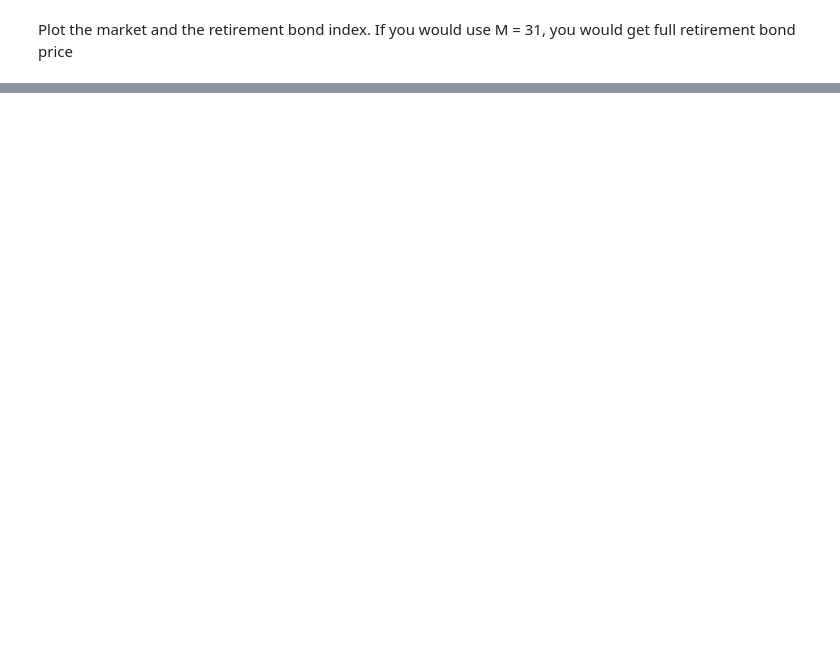
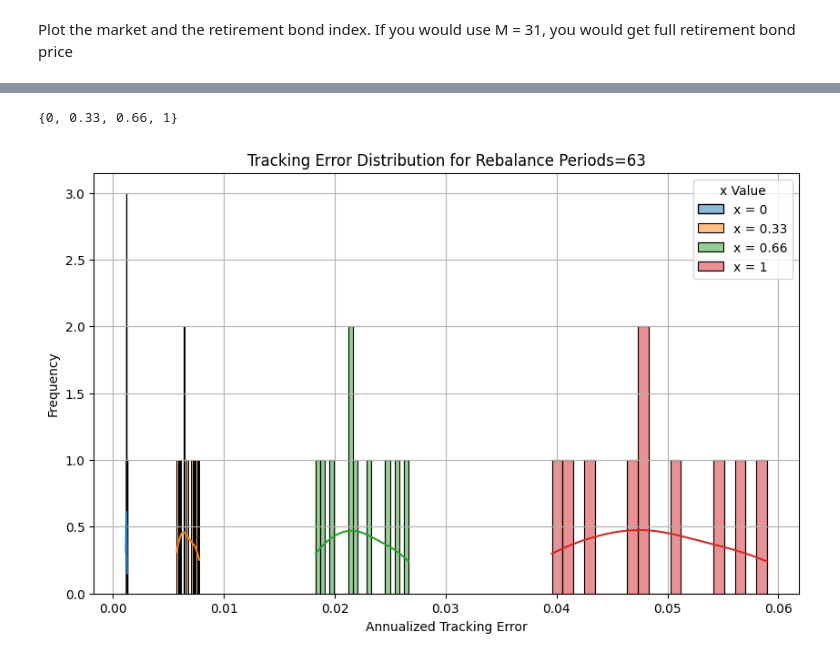
Before and after one commit to aleksandr-mikhailov-edhec/Goal-Based-Investing, a Jupyter notebook: 1.4 Full Stochastic Market Simulation.ipynb, the cells around one changed output, grey strips where cells are left out. Cells and saved outputs as stored; diff of their text form; code cells hidden in the pictures; blank space fills up the shorter version.

Commit message:
added balanced fund and multiple simulations

```diff
--- a/1.4 Full Stochastic Market Simulation.ipynb
+++ b/1.4 Full Stochastic Market Simulation.ipynb
@@ -676,0 +681,6 @@ weights_of_assets
+# %%
+fund_allocation_simulator.run_simulation(PSP = simulated_market.S_p,
+                                             GHP = simulated_market.B_p,
+                                             x_options = [0,0.33,0.66,1],
+                                             rebalancing_options = [None, 63], # no rebalancing VS quarterely rebalancing
+                                             periods_in_year=int(simulated_market.N / simulated_market.T))
@@ -676,0 +703,44 @@ weights_of_assets
+# %%
+set(fund_allocation_simulator.results_df.x)
+# %% [output]
+{0, 0.33, 0.66, 1}
+# %%
+import matplotlib.pyplot as plt
+import seaborn as sns
+
+def plot_tracking_error_histograms_separate(df):
+    """
+    Plots separate histograms of tracking errors for each rebalance frequency.
+
+    Parameters:
+    - df (DataFrame): The dataframe containing the simulation results.
+    """
+
+    # Remove rows where rebalance_each_X_periods is None or NaN
+    df = df.dropna(subset=['rebalance_each_X_periods'])
+
+    # Get unique values of rebalance_each_X_periods
+    rebalance_options = df['rebalance_each_X_periods'].unique()
+
+    # Loop through each rebalance option
+    for rebalance in rebalance_options:
+        # Filter the data for the current rebalance option
+        filtered_data = df[df['rebalance_each_X_periods'] == rebalance]
+
+        # Plot histograms for each 'x' within the current rebalance option
+        plt.figure(figsize=(10, 6))
+        for x in filtered_data['x'].unique():
+            x_data = filtered_data[filtered_data['x'] == x]
+            sns.histplot(x_data['annualized_tracking_err'], kde=True, bins=20, label=f"x = {x}")
+
+        plt.title(f"Tracking Error Distribution for Rebalance Periods={rebalance}")
+        plt.xlabel("Annualized Tracking Error")
+        plt.ylabel("Frequency")
+        plt.legend(title="x Value")
+        plt.grid(True)
+        plt.show()
+        break
+# %%
+plot_tracking_error_histograms_separate(fund_allocation_simulator.results_df)
+# %% [output]
+[figure, added]
```
Also changed, not shown: parts of 13 cells of this notebook.
